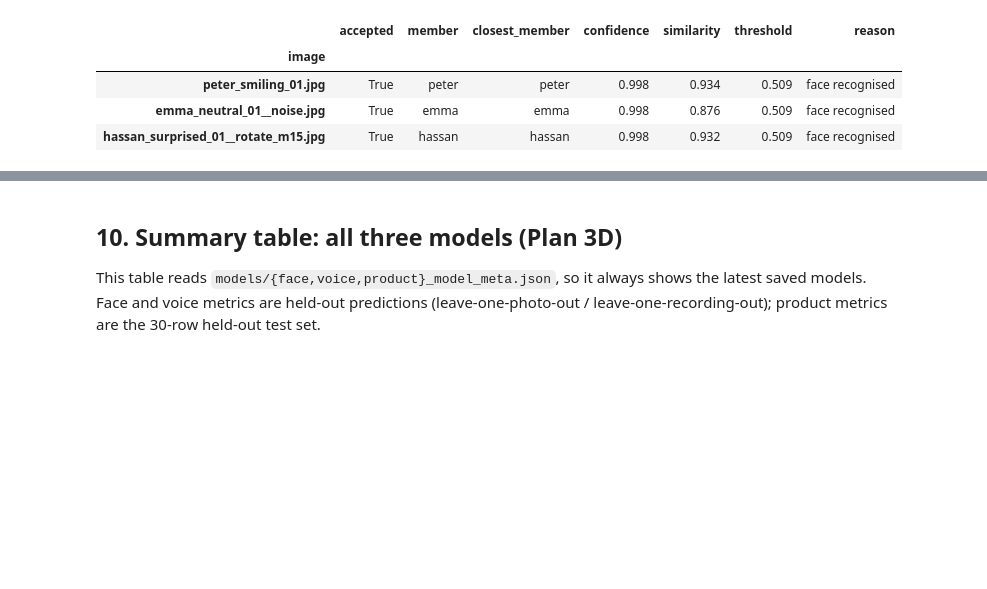
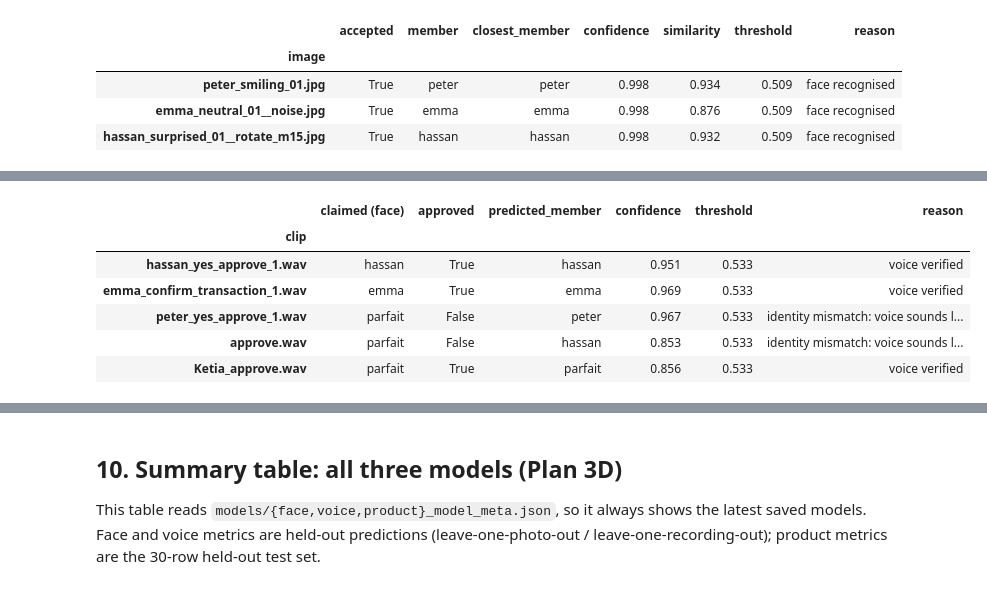
Before and after one commit to Hassan-Adelani-Luqman/g9-biometric-product-recommender, a Jupyter notebook: notebooks/04_model_training_evaluation.ipynb, the cells around one changed output, grey strips where cells are left out. Saved outputs shown, nothing was run; the diff lists cells and outputs as text; code cells hidden in the pictures; blank space fills up the shorter version.

```diff
--- a/notebooks/04_model_training_evaluation.ipynb
+++ b/notebooks/04_model_training_evaluation.ipynb
@@ -671,0 +824,27 @@ pd.DataFrame([{"image": p.name, **{k: v for k, v in tf.identify_face(p).items()
+# %%
+%%time
+X_mem = voice["df"][voice["cols"]].to_numpy()
+y_mem, g_mem = voice["y"], voice["df"]["source_file"].to_numpy()
+rows = []
+for i, clip in enumerate(tv.unauthorized_clips()):
+    sig = tv.ap.load_clip(clip)
+    for aug, s in ({"original": sig} | tv.ap.augment(sig, seed=100 + i)).items():
+        rows.append({"speaker": "Ketia" if "Ketia" in clip.name else "stranger 2", **tv.ap.extract_features(s)})
+strangers = pd.DataFrame(rows)
+xgb = tv.candidates()["XGBoost"]
+UNK = len(voice["classes"])
+
+results = []
+for held_out in strangers["speaker"].unique():
+    tr = (strangers["speaker"] != held_out).to_numpy()
+    X_unk, X_test = strangers.loc[tr, voice["cols"]].to_numpy(), strangers.loc[~tr, voice["cols"]].to_numpy()
+    p = tv.fit_predict(xgb, np.r_[X_mem, X_unk], np.r_[y_mem, np.full(tr.sum(), UNK)], X_test, UNK + 1)
+    rejected = (p.argmax(axis=1) == UNK) | (p[:, :UNK].max(axis=1) < thr)
+    pg = np.zeros((len(y_mem), UNK + 1))                     # members: leave-one-recording-out again
+    for src in np.unique(g_mem):
+        te = g_mem == src
+        pg[te] = tv.fit_predict(xgb, np.r_[X_mem[~te], X_unk], np.r_[y_mem[~te], np.full(tr.sum(), UNK)], X_mem[te], UNK + 1)
+    genuine_ok = (pg.argmax(axis=1) == y_mem) & (pg[np.arange(len(y_mem)), y_mem] >= thr)
+    results.append({"unknown class trained on": strangers.loc[tr, "speaker"].iloc[0], "tested on": held_out,
+                    "held-out stranger rejected": rejected.mean(), "new genuine clips accepted": genuine_ok.mean()})
+pd.DataFrame(results).round(2)
@@ -671,0 +874,16 @@ pd.DataFrame([{"image": p.name, **{k: v for k, v in tf.identify_face(p).items()
+# %%
+raw = config.AUDIO_PIPELINE_DIR / "data" / "audio" / "raw"
+demo_voices = [(raw / "hassan_yes_approve_1.wav", "hassan"), (raw / "emma_confirm_transaction_1.wav", "emma"),
+               (raw / "peter_yes_approve_1.wav", "parfait"),
+               (config.UNAUTHORIZED_VOICES_DIR / "approve.wav", "parfait"),
+               (tv.ap.UNAUTH_DIR / "Ketia_approve.wav", "parfait")]
+pd.DataFrame([{"clip": p.name, "claimed (face)": m, **{k: v for k, v in tv.verify_voice(p, m).items() if k != "probabilities"}}
+              for p, m in demo_voices]).set_index("clip")
+# %% [output]
+|  | claimed (face) | approved | predicted_member | confidence | threshold | reason |
+| clip |  |  |  |  |  |  |
+| hassan_yes_approve_1.wav | hassan | True | hassan | 0.951 | 0.533 | voice verified |
+| emma_confirm_transaction_1.wav | emma | True | emma | 0.969 | 0.533 | voice verified |
+| peter_yes_approve_1.wav | parfait | False | peter | 0.967 | 0.533 | identity mismatch: voice sounds l... |
+| approve.wav | parfait | False | hassan | 0.853 | 0.533 | identity mismatch: voice sounds l... |
+| Ketia_approve.wav | parfait | True | parfait | 0.856 | 0.533 | voice verified |
```
Also changed, not shown: parts of 19 cells of this notebook.
